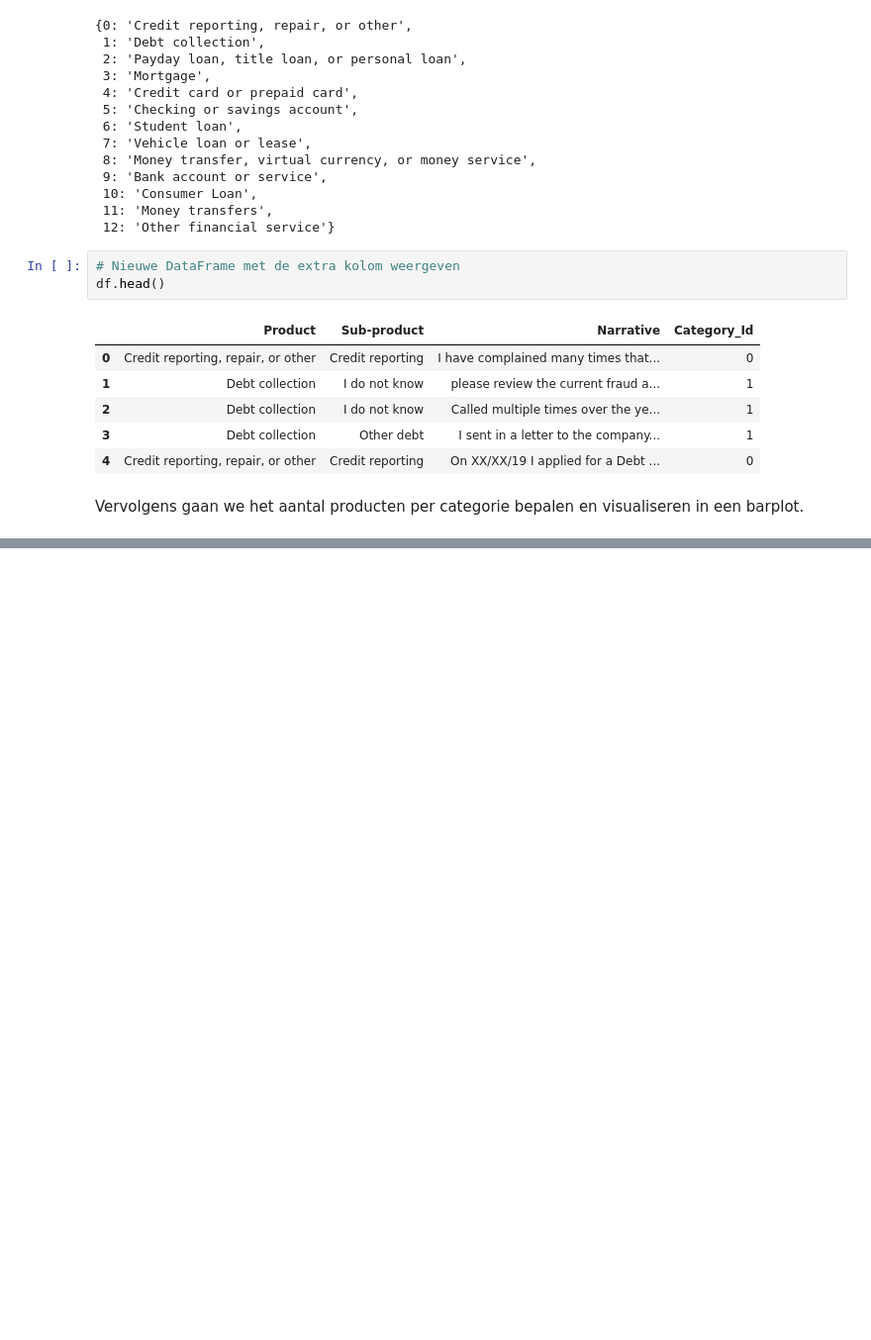
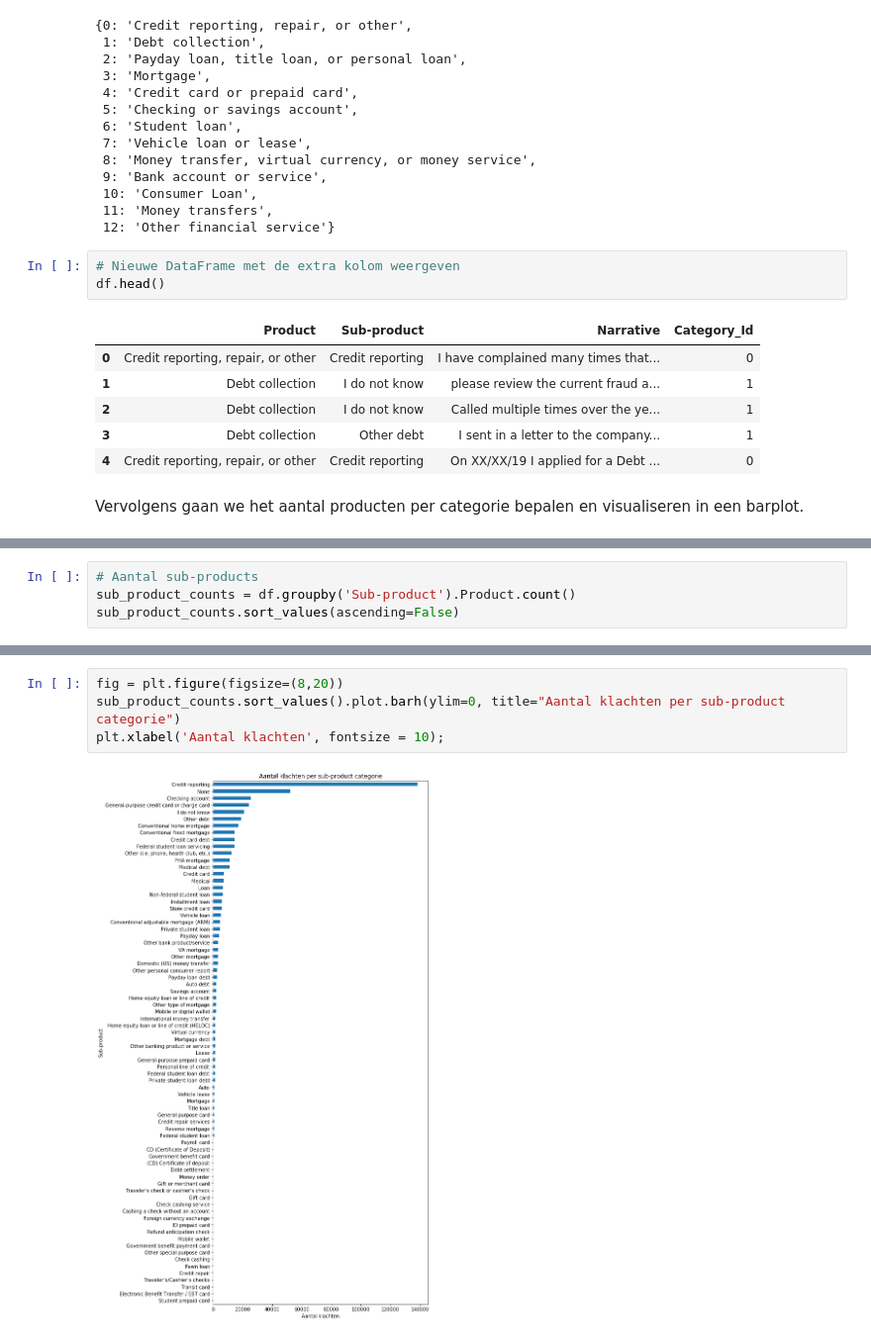
Before and after one commit to WouterStemgee/applied-machine-learning-consumer-complaints-database, a Jupyter notebook: sprint1_Wouter.ipynb, the cells around one changed output, grey strips where cells are left out. Shown at 99% size. Cells and saved outputs as stored; diff of their text form; blank space fills up the shorter version.

Commit message:
Visualisatie van aantal klachten per sub-product categorie toegevoegd

```diff
--- a/sprint1_Wouter.ipynb
+++ b/sprint1_Wouter.ipynb
@@ -182,3 +183,7 @@ counts.sort_values().plot.barh(ylim=0, title="Aantal klachten per product catego
 plt.xlabel('Aantal klachten', fontsize = 10);
 # %% [output]
 [figure]
+# %%
+# Aantal sub-products
+sub_product_counts = df.groupby('Sub-product').Product.count()
+sub_product_counts.sort_values(ascending=False)
@@ -184,0 +204,6 @@ plt.xlabel('Aantal klachten', fontsize = 10);
+# %%
+fig = plt.figure(figsize=(8,20))
+sub_product_counts.sort_values().plot.barh(ylim=0, title="Aantal klachten per sub-product categorie")
+plt.xlabel('Aantal klachten', fontsize = 10);
+# %% [output]
+[figure, added]
```
Also changed, not shown: parts of 3 cells of this notebook.
